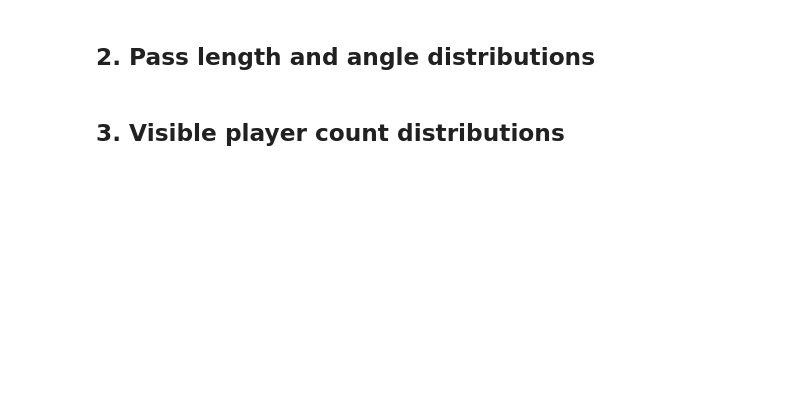
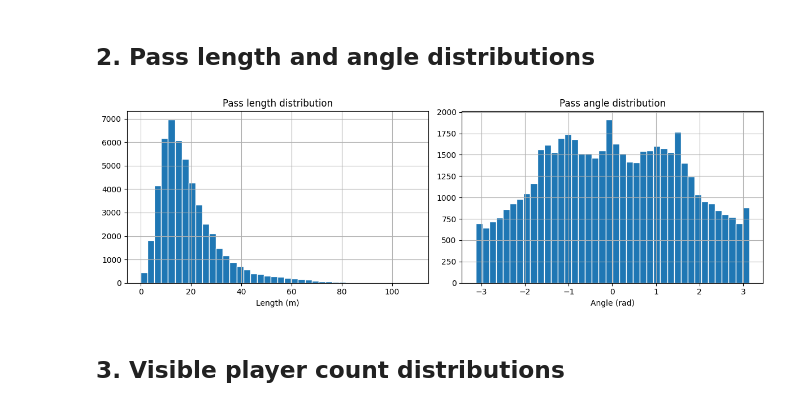
Before and after one commit to varunrout/Frame2Threat, a Jupyter notebook: notebooks/03_eda.ipynb, the cells around one changed output. Saved outputs shown, nothing was run; the diff lists cells and outputs as text; code cells hidden in the pictures; blank space fills up the shorter version.

```diff
--- a/notebooks/03_eda.ipynb
+++ b/notebooks/03_eda.ipynb
@@ -16,6 +16,9 @@ except ImportError:
 # %% [markdown]
 ## 1. Load processed data
 # %%
-# pass_instances = pd.read_parquet("../data/processed/pass_instances.parquet")
-# frames = pd.read_parquet("../data/processed/frames_360.parquet")
-print("Load processed data to run EDA.")
+
+pass_instances = pd.read_parquet("../data/processed/pass_instances.parquet")
+frames = pd.read_parquet("../data/processed/frames_360.parquet")
+print(f"Pass instances: {len(pass_instances):,}")
+print(f"360 frame rows: {len(frames):,}")
+pass_instances.head()
@@ -22,12 +35,17 @@ print("Load processed data to run EDA.")
 # %% [markdown]
 ## 2. Pass length and angle distributions
 # %%
-# fig, axes = plt.subplots(1, 2, figsize=(12, 4))
-# pass_instances["pass_length"].hist(bins=40, ax=axes[0])
-# axes[0].set_title("Pass length distribution")
-# pass_instances["pass_angle"].hist(bins=40, ax=axes[1])
-# axes[1].set_title("Pass angle distribution")
-# plt.tight_layout()
-# plt.show()
+
+fig, axes = plt.subplots(1, 2, figsize=(12, 4))
+pass_instances["pass_length"].hist(bins=40, ax=axes[0], edgecolor="white")
+axes[0].set_title("Pass length distribution")
+axes[0].set_xlabel("Length (m)")
+pass_instances["pass_angle"].hist(bins=40, ax=axes[1], edgecolor="white")
+axes[1].set_title("Pass angle distribution")
+axes[1].set_xlabel("Angle (rad)")
+plt.tight_layout()
+plt.show()
+# %% [output]
+[figure, added]
 # %% [markdown]
 ## 3. Visible player count distributions
```
Also changed, not shown: parts of 7 cells of this notebook, 12 other files.
